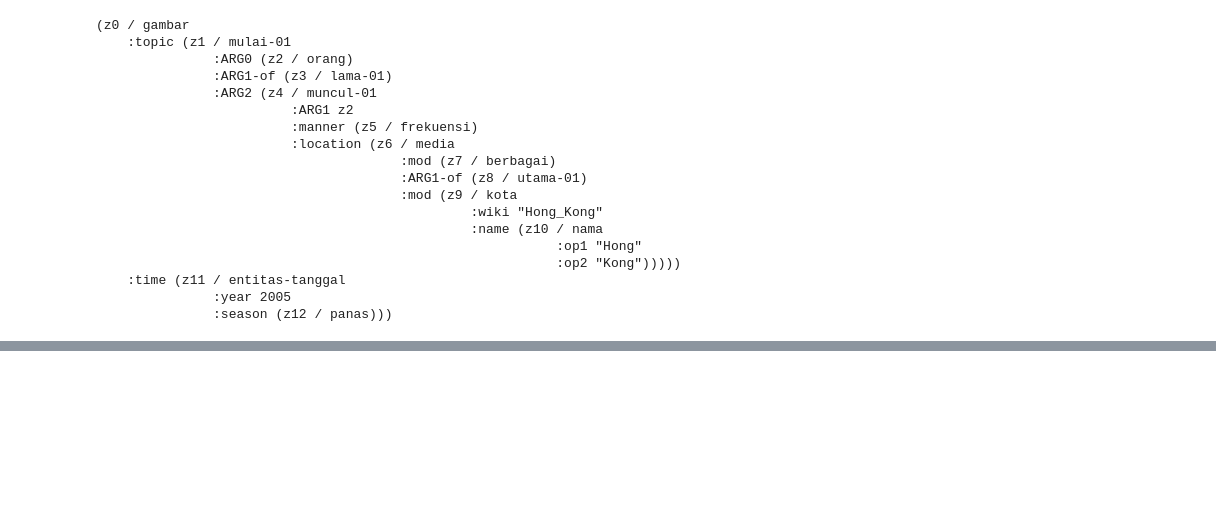
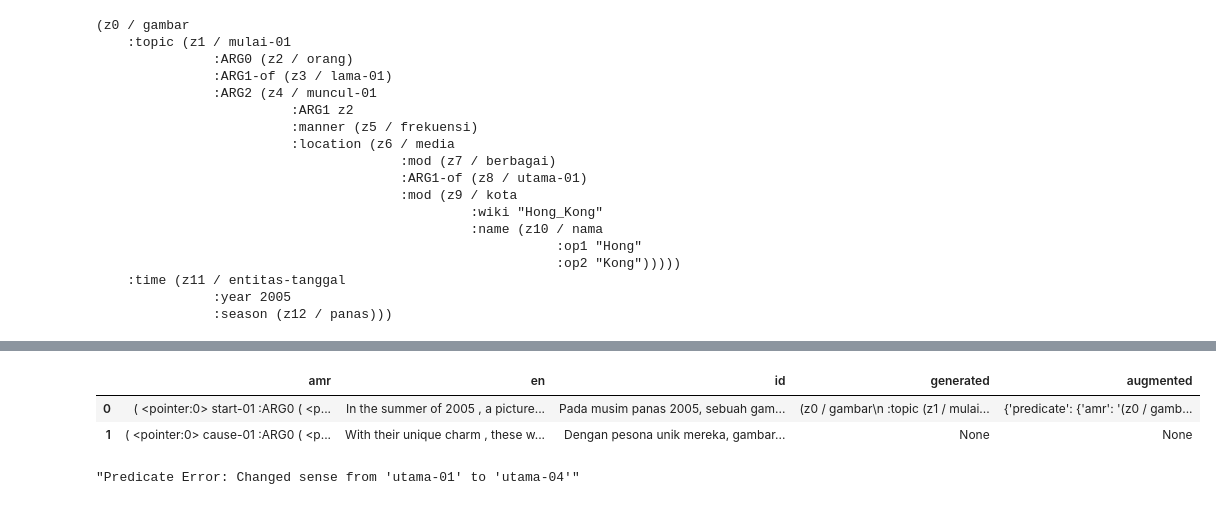
Before and after one commit to fabhiansan/thesis, a Jupyter notebook: Create Dataset From Nafkan to AMR Fact.ipynb, the cells around one changed output, grey strips where cells are left out. Saved outputs shown, nothing was run; the diff lists cells and outputs as text; code cells hidden in the pictures; blank space fills up the shorter version.

Commit message:
Refactor AMR fact generator to support dynamic graph-based error generation

```diff
--- a/Create Dataset From Nafkan to AMR Fact.ipynb
+++ b/Create Dataset From Nafkan to AMR Fact.ipynb
@@ -215,0 +146,7 @@ print(penman.encode(a))
+# %%
+all_errors = error_generator.generate_all_error_types(a)
+
+for error_type, (modified_graph, description) in all_errors.items():
+    print(f"\n{error_type.upper()} ERROR:")
+    print(f"Modified AMR: {penman.encode(modified_graph)}")
+    print(f"Description: {description}")
@@ -215,0 +217,2 @@ print(penman.encode(a))
+# %%
+modified_amr, description = error_generator.introduce_error(penman.encode(a))
@@ -215,0 +247,5 @@ print(penman.encode(a))
+# %%
+df_augmented = df_train_concat_amr2.copy()
+# %%
+df_augmented['generated'] = None
+df_augmented['augmented'] = None
@@ -215,0 +456,20 @@ print(penman.encode(a))
+# %%
+df_augmented.head(2)
+# %% [output]
+|  | amr | en | id | generated | augmented |
+| 0 | ( <pointer:0> start-01 :ARG0 ( <p... | In the summer of 2005 , a picture... | Pada musim panas 2005, sebuah gam... | (z0 / gambar\n :topic (z1 / mulai... | {'predicate': {'amr': '(z0 / gamb... |
+| 1 | ( <pointer:0> cause-01 :ARG0 ( <p... | With their unique charm , these w... | Dengan pesona unik mereka, gambar... | None | None |
+# %%
+a = df_augmented.iloc[0]['augmented']
+a['predicate']['amr']
+a['predicate']['description']
+# a['entity']['amr']
+# a['entity']['description']
+# a['circumstance']['amr']
+# a['circumstance']['description']
+# a['discourse']['amr']
+# a['discourse']['description']
+# a['out_of_article']['amr']
+# a['out_of_article']['description']
+# %% [output]
+"Predicate Error: Changed sense from 'utama-01' to 'utama-04'"
```
Also changed, not shown: parts of 23 cells of this notebook, 1 other file.
